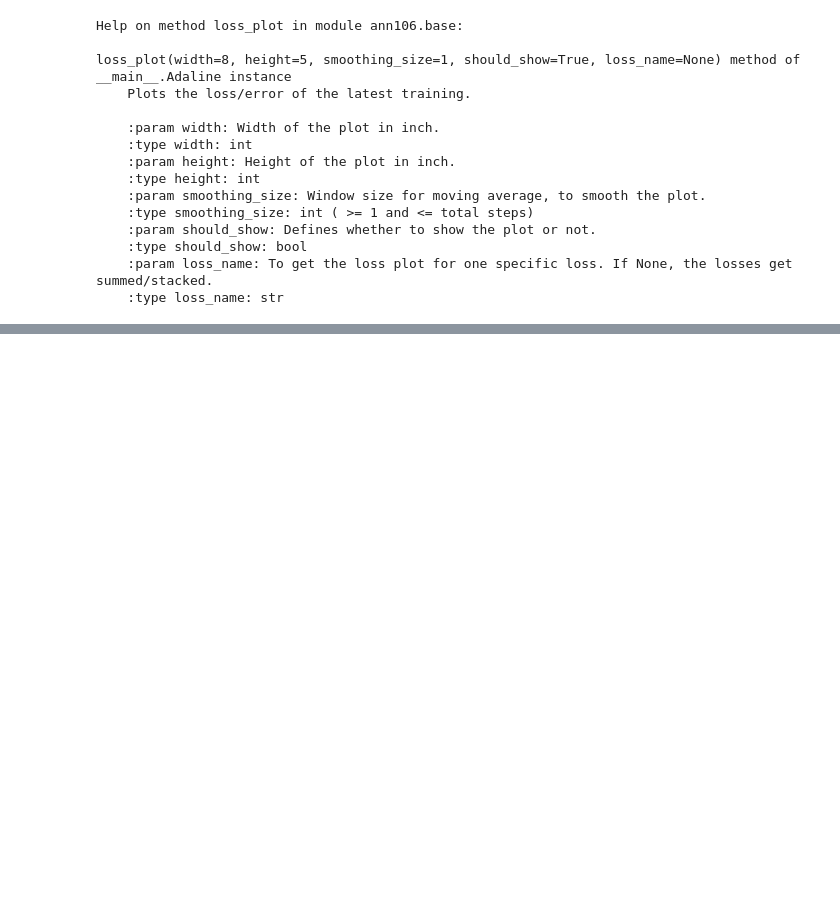
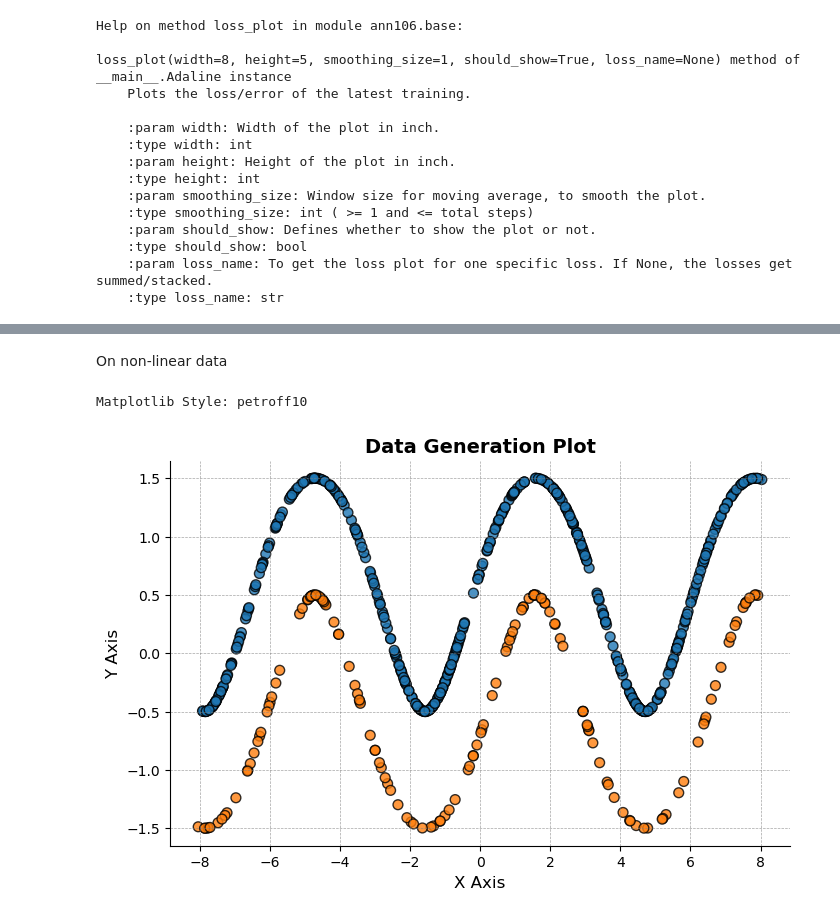
Before and after one commit to xXAI-botXx/ANN-106, a Jupyter notebook: src/test-notebooks/Simple-Adaline.ipynb, the cells around one changed output, grey strips where cells are left out. Drawn from its saved outputs; the diff is of its cells as text; code cells hidden in the pictures; blank space fills up the shorter version.

Commit message:
Added data generator for 2D binary - removed sklearn part - Fixed all NN (now working)

```diff
--- a/src/test-notebooks/Simple-Adaline.ipynb
+++ b/src/test-notebooks/Simple-Adaline.ipynb
@@ -127,0 +119,12 @@ model.loss_plot(smoothing_size=250)
+# %% [markdown]
+On non-linear data
+# %%
+X, y = ann.data.data_generator_binary_classification(
+                            x_value_range_class_1=(-8, 8), y_value_range_class_1=(0.5, 0.5),
+                            x_value_range_class_2=(-8, 8), y_value_range_class_2=(-0.5, -0.5),
+                            value_amount_class_1=500, value_amount_class_2=150,
+                            func=np.sin, plotting=True, plot_style=None)
+y = np.where(y==0, -1, y)
+# %% [output]
+Matplotlib Style: petroff10
+[figure, added]
```
Also changed, not shown: parts of 13 cells of this notebook, 8 other files.
